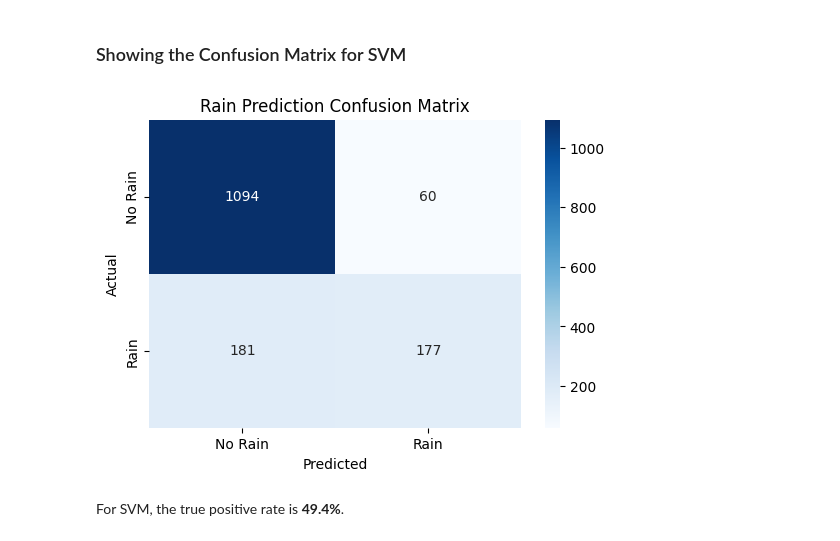
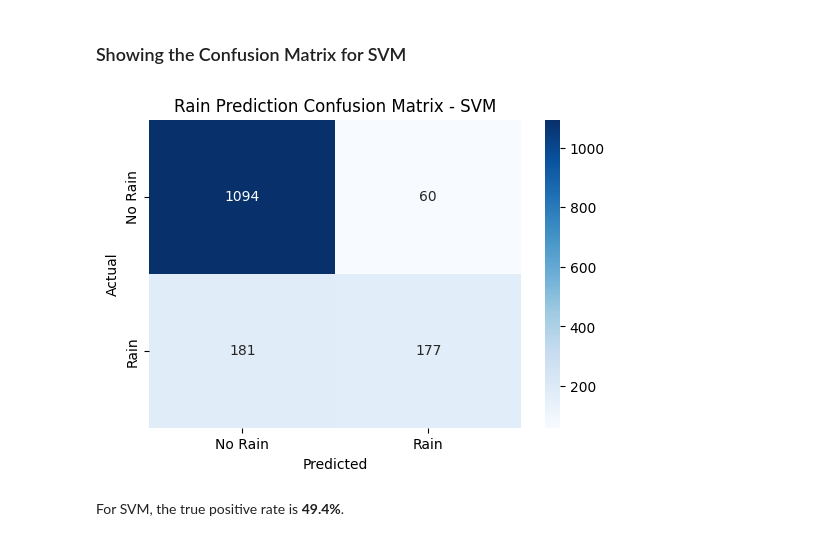
Before and after one commit to rcastro-ai/IBM-Data-Science-Professional-Certificate, a Jupyter notebook: 09-Machine-Learning-with-Python/rainfall-project/rainfall-prediction-model.ipynb, the cells around one changed output. Cells and saved outputs as stored; diff of their text form; code cells hidden in the pictures.

```diff
--- a/09-Machine-Learning-with-Python/rainfall-project/rainfall-prediction-model.ipynb
+++ b/09-Machine-Learning-with-Python/rainfall-project/rainfall-prediction-model.ipynb
@@ -741,18 +757,18 @@ weighted avg       0.83      0.84      0.83      1512
 # %%
 # Generate the matrix
 cm_svm = confusion_matrix(y_test, svm_predictions)
 
 # Plotting
 plt.figure(figsize=(6, 4))
 sns.heatmap(cm_svm, annot=True, fmt='d', cmap='Blues',
             xticklabels=['No Rain', 'Rain'],
             yticklabels=['No Rain', 'Rain'])
-plt.title('Rain Prediction Confusion Matrix')
+plt.title('Rain Prediction Confusion Matrix - SVM')
 plt.xlabel('Predicted')
 plt.ylabel('Actual')
 plt.show()
 # %% [output]
-[figure, old version]
+[figure, new version]
 # %% [markdown]
 For SVM, the true positive rate is **49.4%**.
 # %% [markdown]
```
Also changed, not shown: parts of 11 cells of this notebook, 1 other file.
